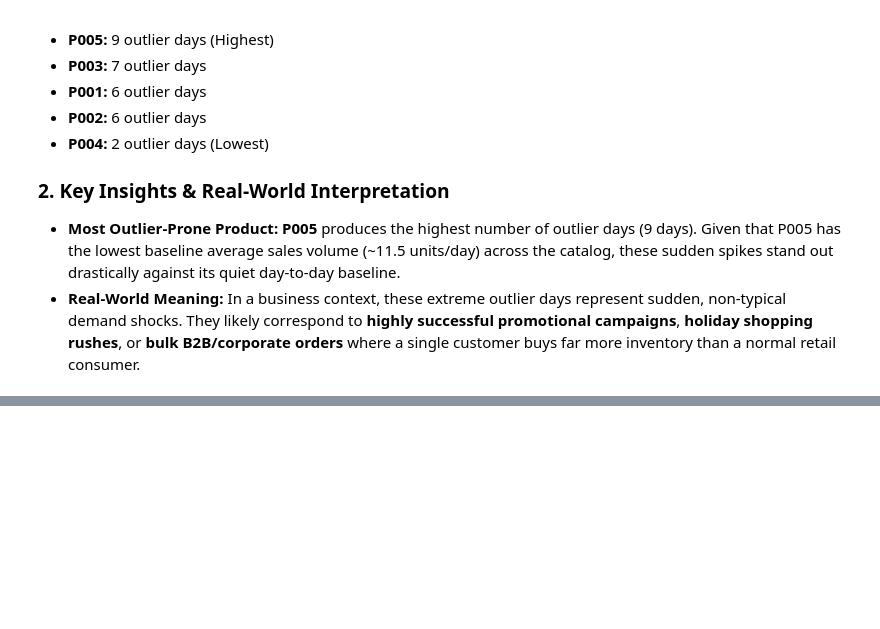
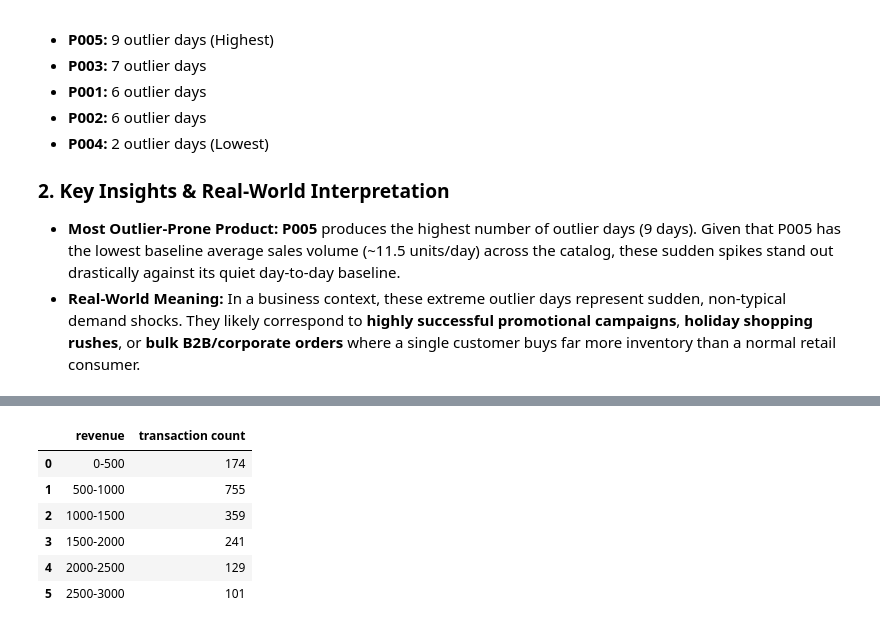
Before and after one commit to dominator959/ResilioChain, a Jupyter notebook: notebooks/eda/session_2_eda_univariate_analysis_part_A.ipynb, the cells around one changed output, grey strips where cells are left out. Saved outputs shown, nothing was run; the diff lists cells and outputs as text; code cells hidden in the pictures; blank space fills up the shorter version.

```diff
--- a/notebooks/eda/session_2_eda_univariate_analysis_part_A.ipynb
+++ b/notebooks/eda/session_2_eda_univariate_analysis_part_A.ipynb
@@ -303,0 +475,22 @@ Using the standard Tukey's fence method ($IQR = Q3 - Q1$), the total number of h
+# %%
+def revenue_ranges_summary(df):
+    """Binning the revenue data into custom ranges and analyzing distribution"""
+    # Define exact boundaries and labels
+    bins = [0, 500, 1000, 1500, 2000, 2500, 3000]
+    labels = ['0-500', '500-1000', '1000-1500', '1500-2000', '2000-2500', '2500-3000']
+
+    # Cut the revenue column
+    revenue_binned = pd.cut(df['revenue'], bins=bins, labels=labels)
+
+    # Return count breakdown sorted by the bin order
+    return revenue_binned.value_counts().sort_index().reset_index(name='transaction count')
+
+revenue_ranges_summary(transactions_data)
+# %% [output]
+|  | revenue | transaction count |
+| 0 | 0-500 | 174 |
+| 1 | 500-1000 | 755 |
+| 2 | 1000-1500 | 359 |
+| 3 | 1500-2000 | 241 |
+| 4 | 2000-2500 | 129 |
+| 5 | 2500-3000 | 101 |
```
Also changed, not shown: parts of 21 cells of this notebook.
